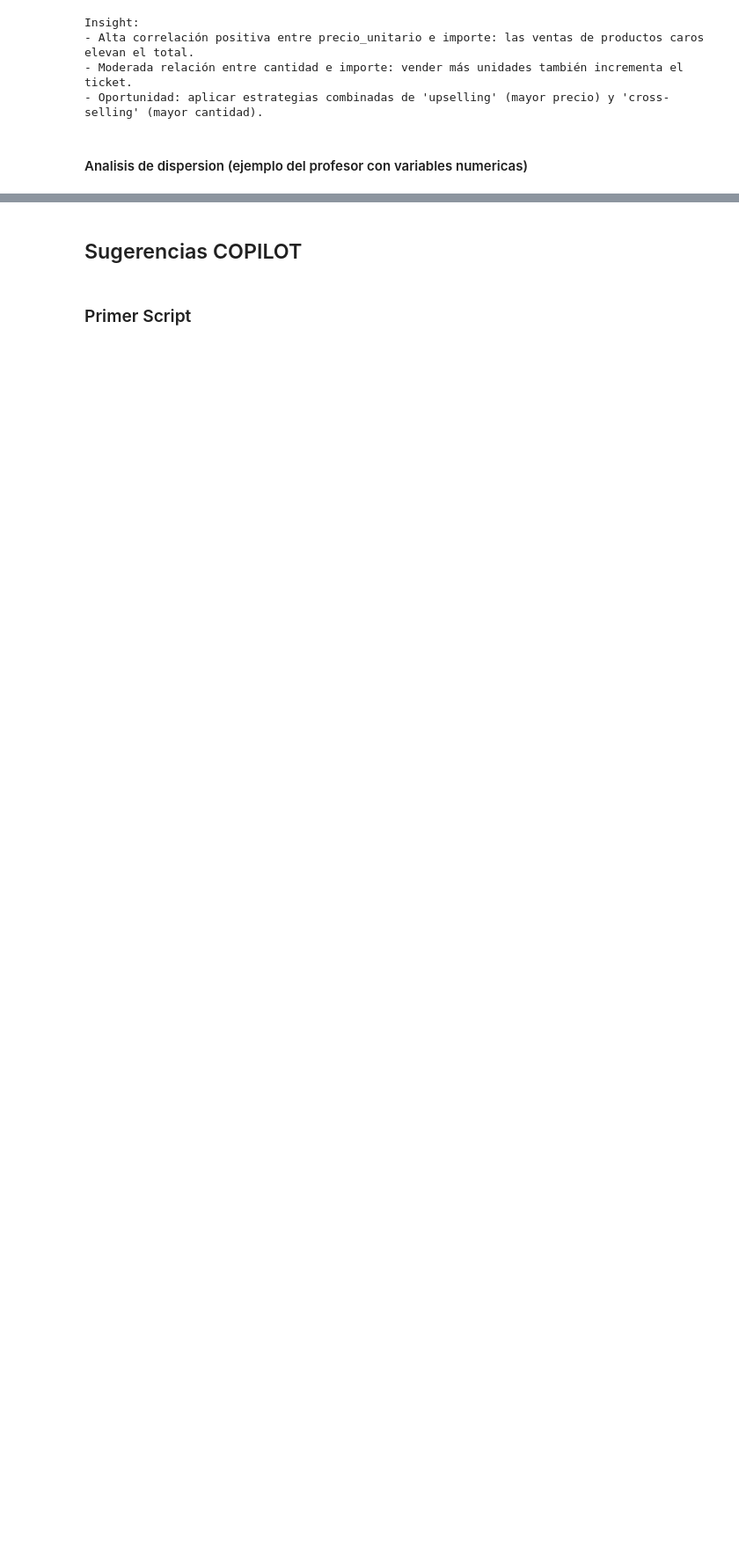
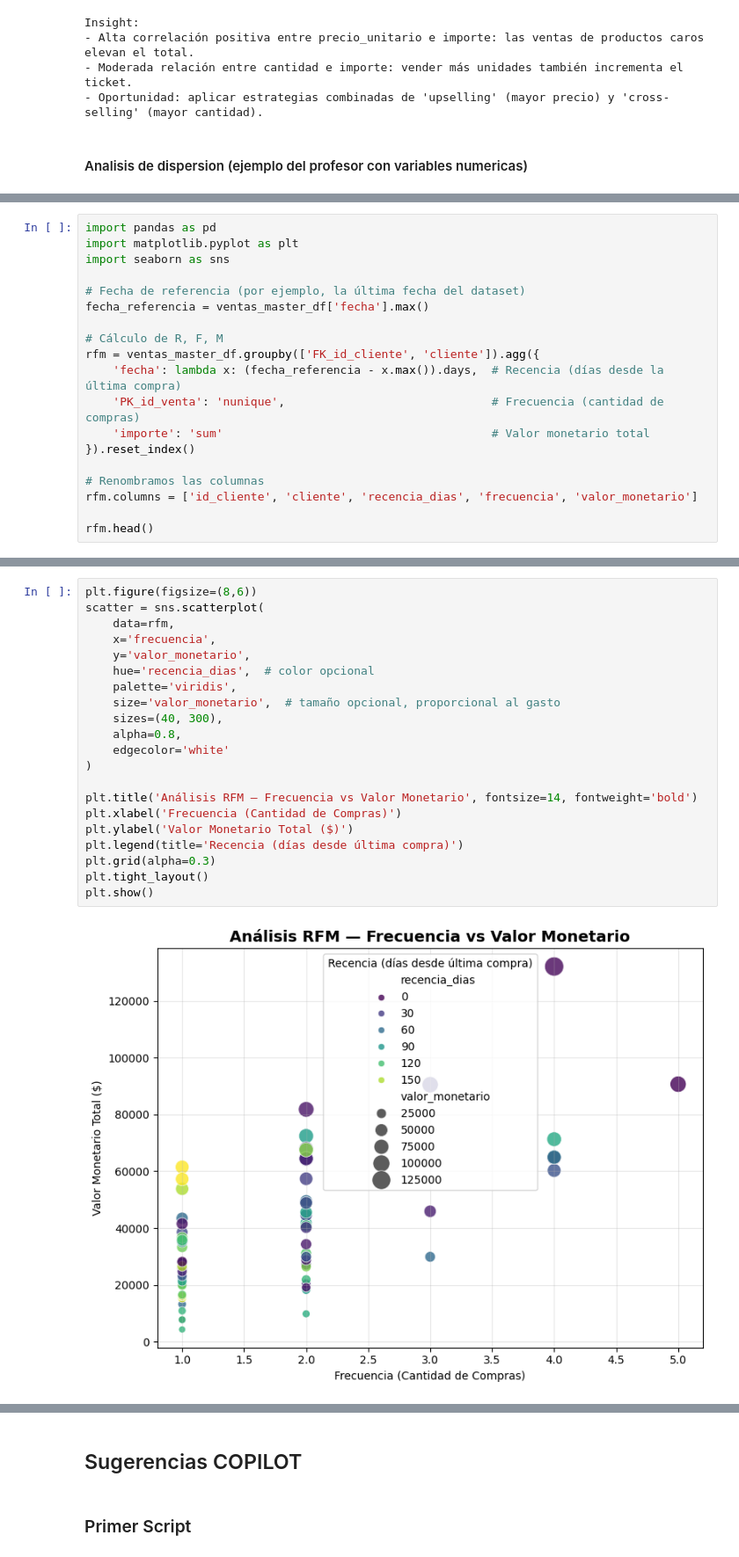
Before and after one commit to DiegoPenalba/ProyectoAurilion, a Jupyter notebook: data.ipynb, the cells around one changed output, grey strips where cells are left out. Shown at 88% size. Saved outputs shown, nothing was run; the diff lists cells and outputs as text; blank space fills up the shorter version.

Commit message:
se agregan analisis de dispersion y el sugerido por chatGPT. Tambien se modifica la documentacion. WIP: Actualizacion del programa de visualizacion

```diff
--- a/data.ipynb
+++ b/data.ipynb
@@ -1929,0 +1932,19 @@ plt.show()
+# %%
+import pandas as pd
+import matplotlib.pyplot as plt
+import seaborn as sns
+
+# Fecha de referencia (por ejemplo, la última fecha del dataset)
+fecha_referencia = ventas_master_df['fecha'].max()
+
+# Cálculo de R, F, M
+rfm = ventas_master_df.groupby(['FK_id_cliente', 'cliente']).agg({
+    'fecha': lambda x: (fecha_referencia - x.max()).days,  # Recencia (días desde la última compra)
+    'PK_id_venta': 'nunique',                              # Frecuencia (cantidad de compras)
+    'importe': 'sum'                                       # Valor monetario total
+}).reset_index()
+
+# Renombramos las columnas
+rfm.columns = ['id_cliente', 'cliente', 'recencia_dias', 'frecuencia', 'valor_monetario']
+
+rfm.head()
@@ -1929,0 +1958,23 @@ plt.show()
+# %%
+plt.figure(figsize=(8,6))
+scatter = sns.scatterplot(
+    data=rfm,
+    x='frecuencia',
+    y='valor_monetario',
+    hue='recencia_dias',  # color opcional
+    palette='viridis',
+    size='valor_monetario',  # tamaño opcional, proporcional al gasto
+    sizes=(40, 300),
+    alpha=0.8,
+    edgecolor='white'
+)
+
+plt.title('Análisis RFM — Frecuencia vs Valor Monetario', fontsize=14, fontweight='bold')
+plt.xlabel('Frecuencia (Cantidad de Compras)')
+plt.ylabel('Valor Monetario Total ($)')
+plt.legend(title='Recencia (días desde última compra)')
+plt.grid(alpha=0.3)
+plt.tight_layout()
+plt.show()
+# %% [output]
+[figure, added]
```
Also changed, not shown: parts of 3 cells of this notebook, 1 other file.
